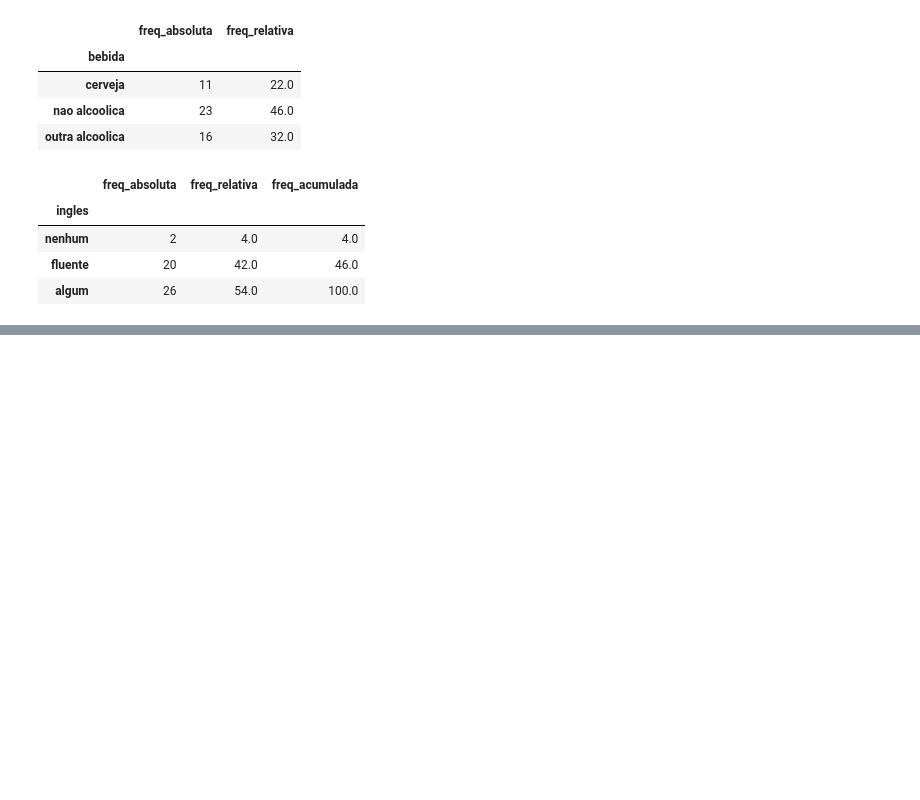
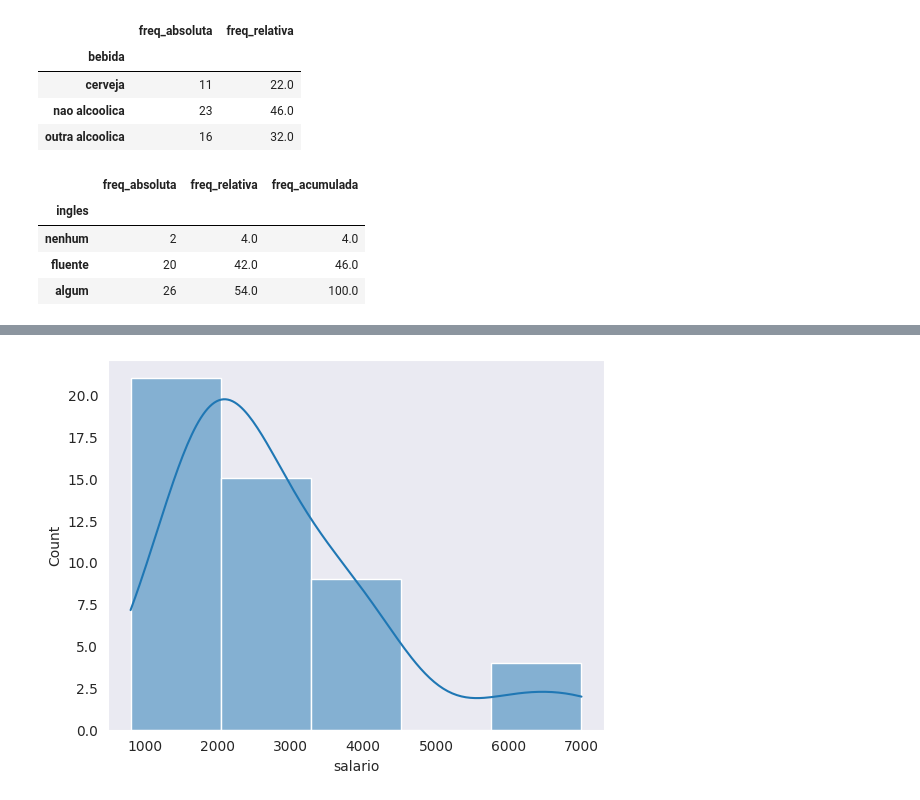
Before and after one commit to ficorrea/data_science, a Jupyter notebook: livro_estatistica_e_ciencia_de_dados/Estatística e Ciência de Dados - Livro.ipynb, the cells around one changed output, grey strips where cells are left out. Cells and saved outputs as stored; diff of their text form; code cells hidden in the pictures; blank space fills up the shorter version.

```diff
--- a/livro_estatistica_e_ciencia_de_dados/Estatística e Ciência de Dados - Livro.ipynb
+++ b/livro_estatistica_e_ciencia_de_dados/Estatística e Ciência de Dados - Livro.ipynb
@@ -102,0 +123,17 @@ sh: 1: /home/felipe: Permission denied
+# %%
+# Histograma
+# Informações possíveis num histograma:
+
+# Frequência absoluta nk , que corresponde ao número de elementos
+# cujos valores pertencem à classe k, k = 1, . . . , K;
+
+# Frequência relativa fk = nk/n, que é a proporção de elementos cujos
+#valores pertencem à classe k, k = 1, . . . , K;
+
+# Densidade de frequência dk = fk/hk que representa a proporção de
+#valores pertencentes à classe k por unidade de comprimento hk de cada
+#classe, k = 1, . . . , K.
+
+sns.histplot(df_ceagfgv['salario'], kde=True, bins=5);
+# %% [output]
+[figure, added]
```
Also changed, not shown: parts of 6 cells of this notebook.
